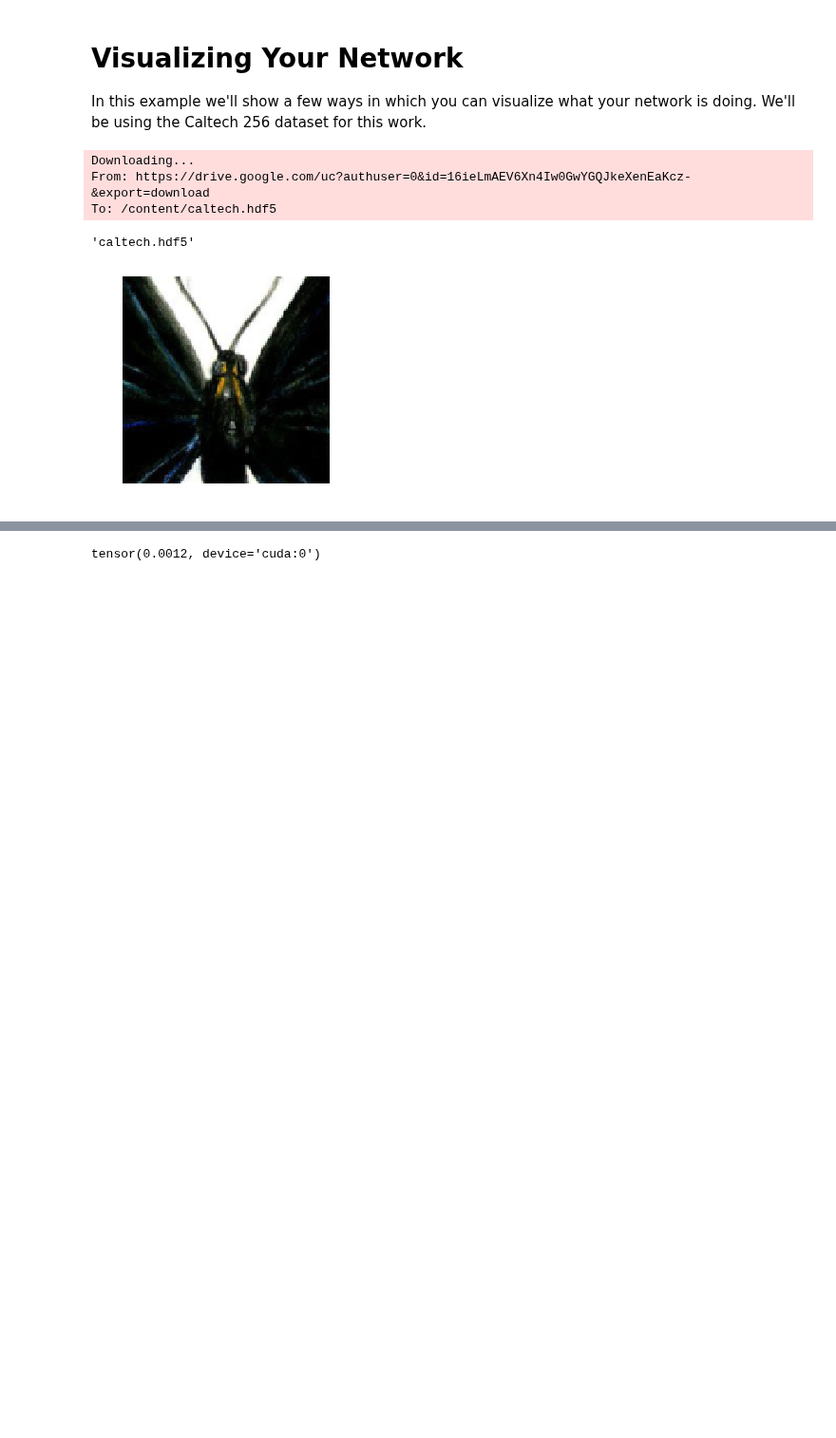
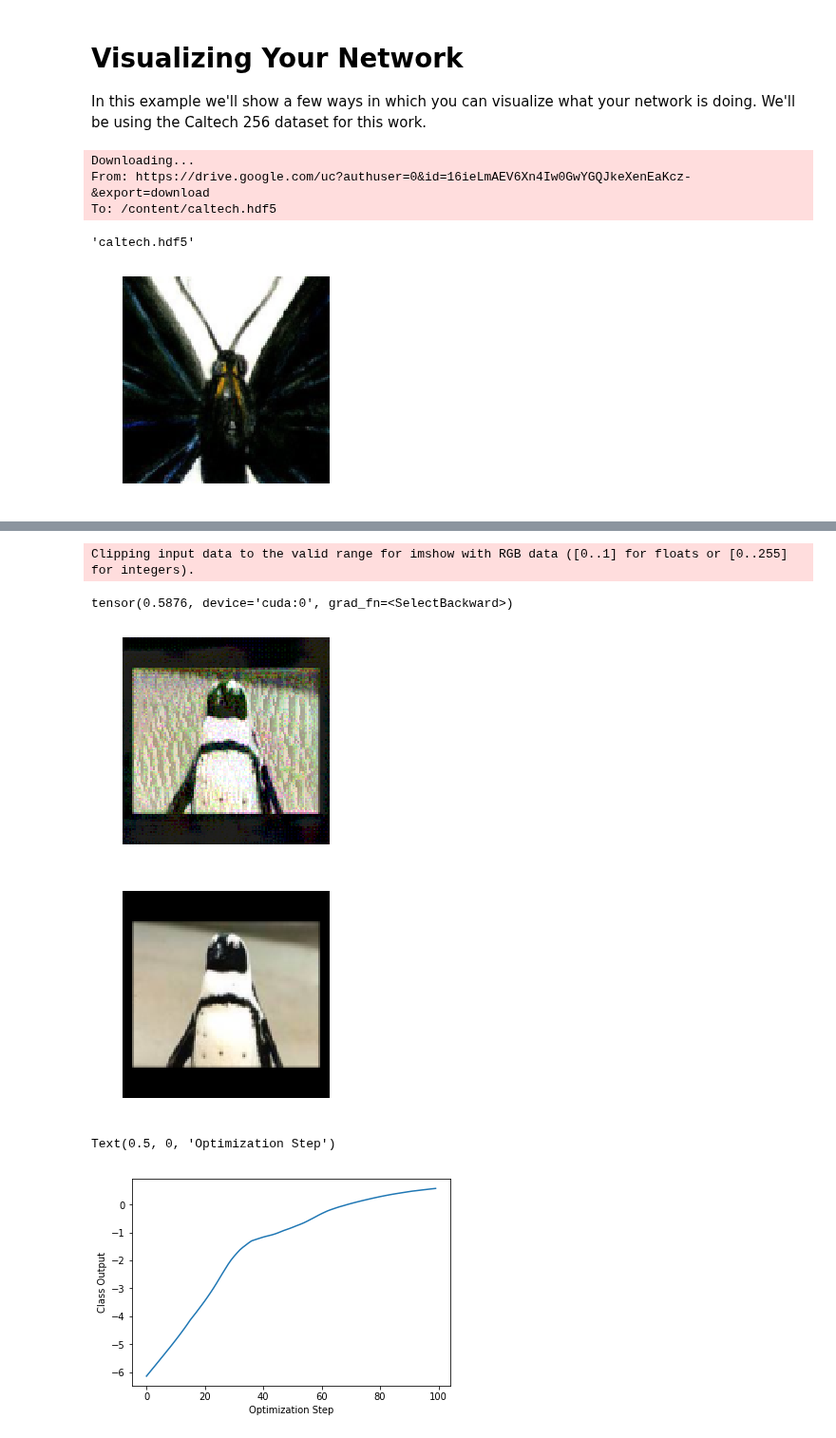
Before and after one commit to mlfa19/assignments, a Jupyter notebook: Module 1/m1_project/Examples/Visualizing_Your_Network.ipynb, the cells around one changed output, grey strips where cells are left out. Shown at 95% size. Drawn from its saved outputs; the diff is of its cells as text; code cells hidden in the pictures; blank space fills up the shorter version.

```diff
--- a/Module 1/m1_project/Examples/Visualizing_Your_Network.ipynb
+++ b/Module 1/m1_project/Examples/Visualizing_Your_Network.ipynb
@@ -253,11 +263,0 @@ plt.show()
-# %%
-for step in range(100):
-    net.eval()
-    net.zero_grad()
-    input_img = Variable(prep_img_unsqueeze, requires_grad=True).to(device)
-    output = net(input_img)
-    (-output[0, target]).backward()
-    prep_img_unsqueeze = prep_img_unsqueeze - 10*input_img.grad
-
-show_image(prep_img_unsqueeze.cpu().squeeze())
-show_image(im.to('cpu'))
@@ -305,4 +264,28 @@ torch.Size([1, 3, 128, 128])
-# %%
-print((im - prep_img_unsqueeze.squeeze()).mean())
-# %% [output]
-tensor(0.0012, device='cuda:0')
+# %%
+im, target = cal_tech[test_idx[50]]
+prep_img = im.to(device)
+prep_img_unsqueeze = prep_img.unsqueeze(0)
+input_img = torch.nn.Parameter(prep_img_unsqueeze, requires_grad=True).to(device)
+net.eval()
+target_vals = []
+optimizer = optim.Adam([input_img], lr=learning_rate)
+for step in range(100):
+    net.zero_grad()
+    output = net(input_img)
+    (-output[0, target]).backward()
+    target_vals.append(output[0, target])
+    optimizer.step()
+
+print(output[0, target])
+show_image(prep_img_unsqueeze.cpu().squeeze())
+show_image(im.to('cpu'))
+plt.plot(target_vals)
+plt.ylabel('Class Output')
+plt.xlabel('Optimization Step')
+# %% [output]
+Clipping input data to the valid range for imshow with RGB data ([0..1] for floats or [0..255] for integers).
+tensor(0.5876, device='cuda:0', grad_fn=<SelectBackward>)
+[figure, added]
+[figure, added]
+Text(0.5, 0, 'Optimization Step')
+[figure, added]
```
Also changed, not shown: parts of 3 cells of this notebook.
